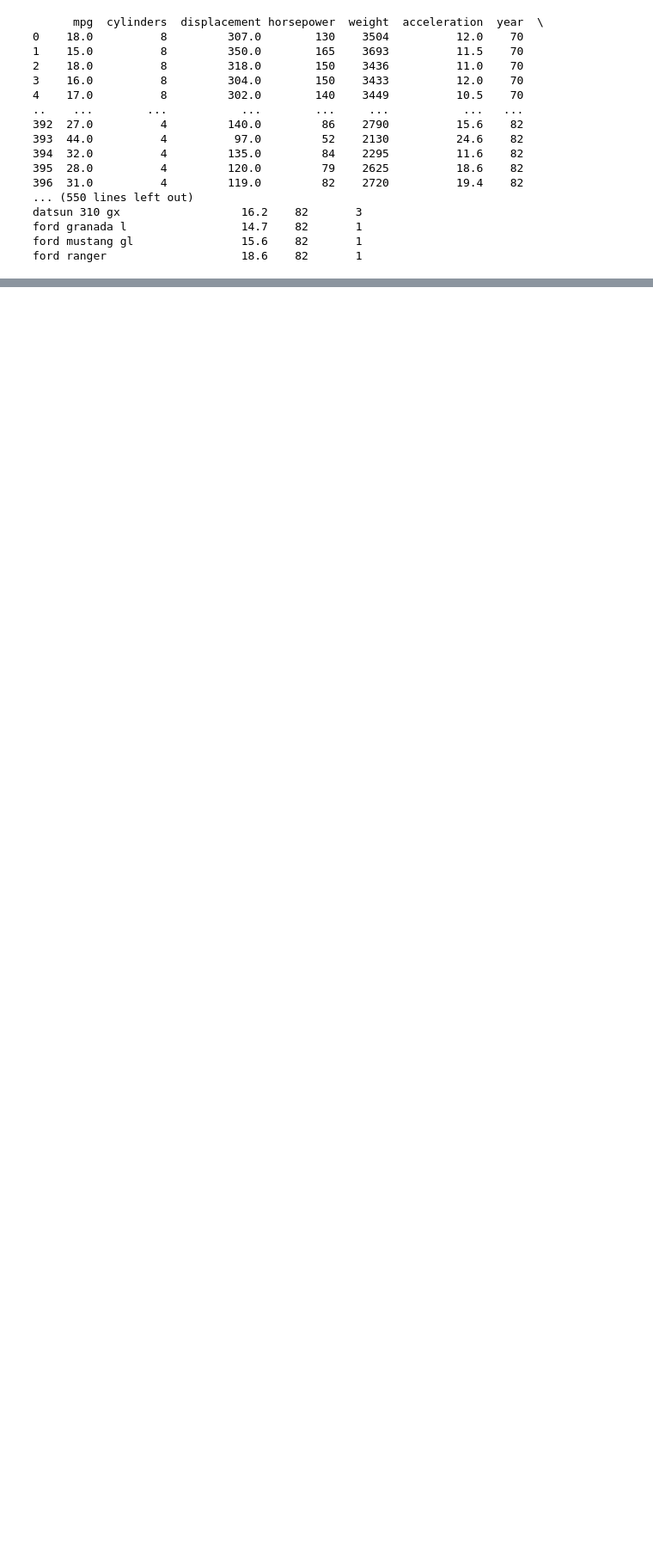
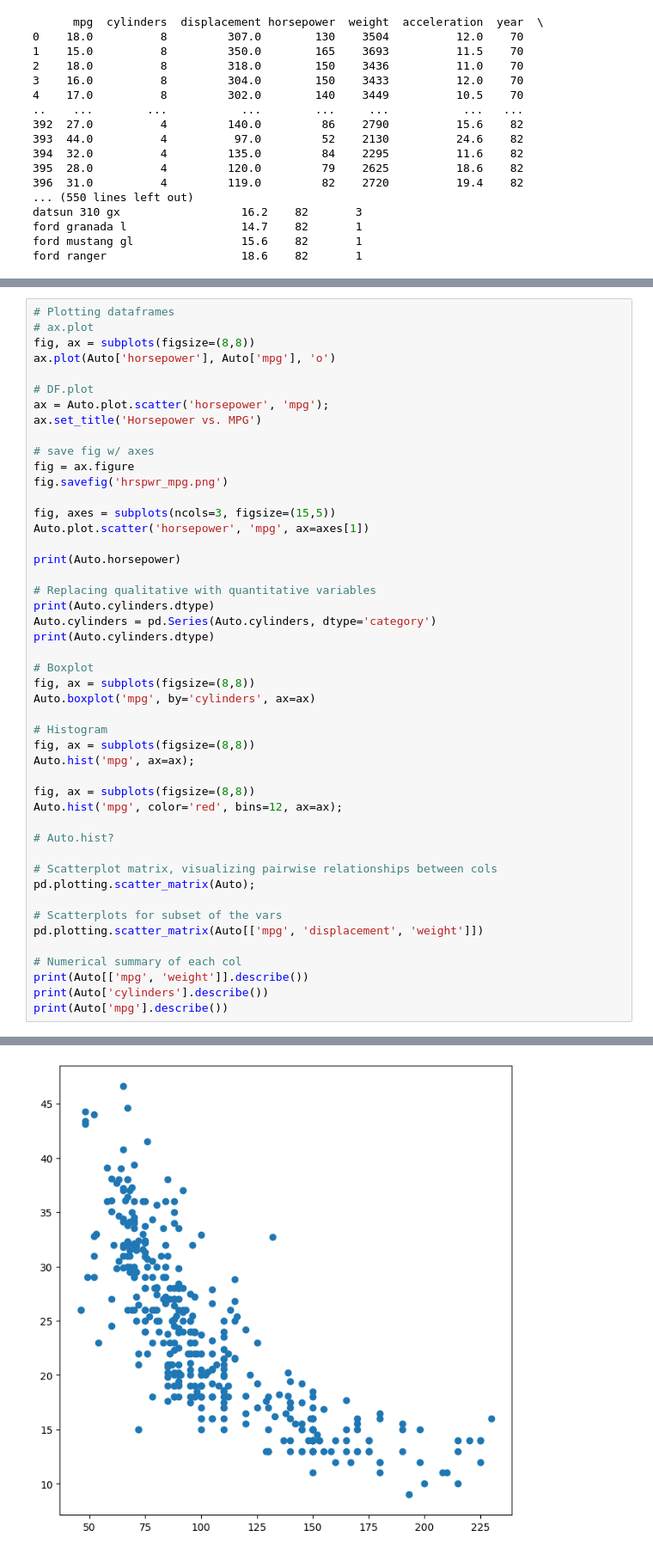
Before and after one commit to NDubelovskyi/ISLP, a Jupyter notebook: Chapter 2 Lab.ipynb, the cells around one changed output, grey strips where cells are left out. Shown at 86% size. Cells and saved outputs as stored; diff of their text form; blank space fills up the shorter version.

```diff
--- a/Chapter 2 Lab.ipynb
+++ b/Chapter 2 Lab.ipynb
@@ -523,0 +562,48 @@ ford ranger                    18.6    82       1
+# %%
+# Plotting dataframes
+# ax.plot
+fig, ax = subplots(figsize=(8,8))
+ax.plot(Auto['horsepower'], Auto['mpg'], 'o')
+
+# DF.plot
+ax = Auto.plot.scatter('horsepower', 'mpg');
+ax.set_title('Horsepower vs. MPG')
+
+# save fig w/ axes
+fig = ax.figure
+fig.savefig('hrspwr_mpg.png')
+
+fig, axes = subplots(ncols=3, figsize=(15,5))
+Auto.plot.scatter('horsepower', 'mpg', ax=axes[1])
+
+print(Auto.horsepower)
+
+# Replacing qualitative with quantitative variables
+print(Auto.cylinders.dtype)
+Auto.cylinders = pd.Series(Auto.cylinders, dtype='category')
+print(Auto.cylinders.dtype)
+
+# Boxplot
+fig, ax = subplots(figsize=(8,8))
+Auto.boxplot('mpg', by='cylinders', ax=ax)
+
+# Histogram
+fig, ax = subplots(figsize=(8,8))
+Auto.hist('mpg', ax=ax);
+
+fig, ax = subplots(figsize=(8,8))
+Auto.hist('mpg', color='red', bins=12, ax=ax);
+
+# Auto.hist?
+
+# Scatterplot matrix, visualizing pairwise relationships between cols
+pd.plotting.scatter_matrix(Auto);
+
+# Scatterplots for subset of the vars
+pd.plotting.scatter_matrix(Auto[['mpg', 'displacement', 'weight']])
+
+# Numerical summary of each col
+print(Auto[['mpg', 'weight']].describe())
+print(Auto['cylinders'].describe())
+print(Auto['mpg'].describe())
+# %% [output]
@@ -523,0 +627 @@ ford ranger                    18.6    82       1
+[figure, added]
```
Also changed, not shown: parts of 5 cells of this notebook.
